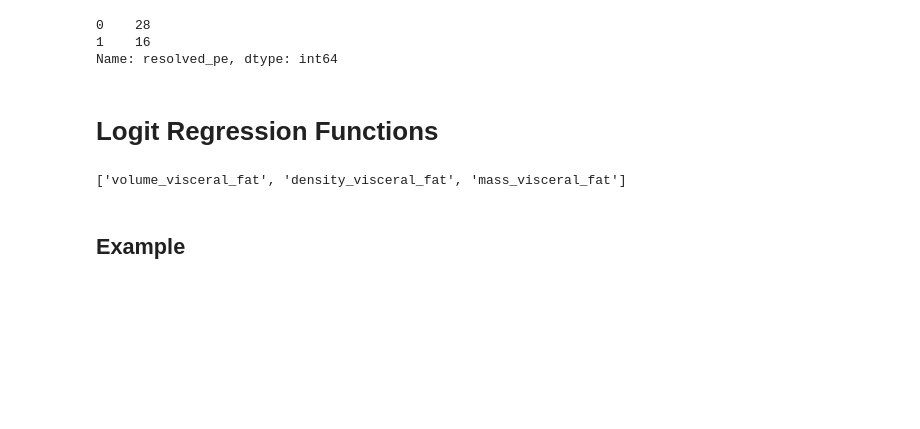
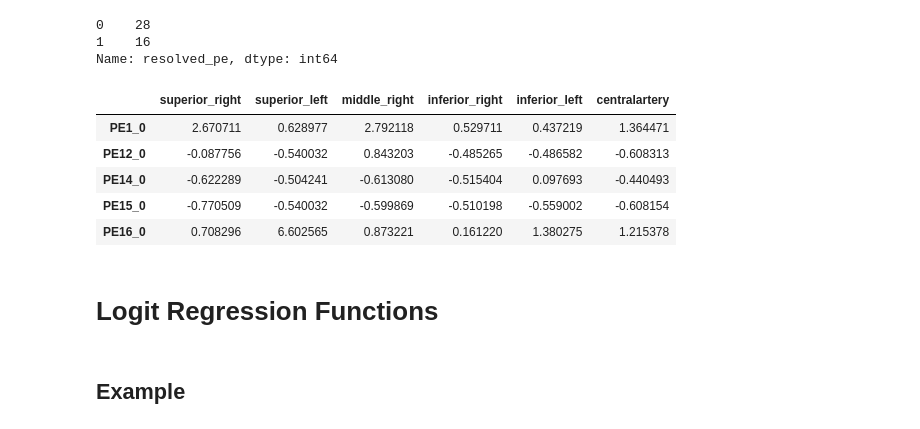
Before and after one commit to qaust/iCPET, a Jupyter notebook: src/logit.ipynb, the cells around one changed output. Cells and saved outputs as stored; diff of their text form; code cells hidden in the pictures; blank space fills up the shorter version.

```diff
--- a/src/logit.ipynb
+++ b/src/logit.ipynb
@@ -108,6 +111,15 @@ y.value_counts(dropna=False)
 0    28
 1    16
 Name: resolved_pe, dtype: int64
+# %%
+X[clot_features].head()
+# %% [output]
+|  | superior_right | superior_left | middle_right | inferior_right | inferior_left | centralartery |
+| PE1_0 | 2.670711 | 0.628977 | 2.792118 | 0.529711 | 0.437219 | 1.364471 |
+| PE12_0 | -0.087756 | -0.540032 | 0.843203 | -0.485265 | -0.486582 | -0.608313 |
+| PE14_0 | -0.622289 | -0.504241 | -0.613080 | -0.515404 | 0.097693 | -0.440493 |
+| PE15_0 | -0.770509 | -0.540032 | -0.599869 | -0.510198 | -0.559002 | -0.608154 |
+| PE16_0 | 0.708296 | 6.602565 | 0.873221 | 0.161220 | 1.380275 | 1.215378 |
 # %% [markdown]
 # Logit Regression Functions
 # %%
@@ -128,66 +140,6 @@ def check_params_equal(model_sm, model_sk):
     sorted_params = get_sorted_params(model_sk)
     coefs_are_equal = np.all(np.isclose(sorted_params, model_sm.params.sort_index(), atol=1e-04))
     return coefs_are_equal
-# %%
-def backward_stepwise_selection(X, y, cutoff):
-    # Make copies of X, y
-    X_temp = sm.add_constant(X.copy())
-    y_temp = y.copy()
-
-    # Fit initial model
-    if USE_CLUSTERED_SE:
-        model_sm = sm.Logit(y_temp, X_temp).fit(cov_type='cluster', disp=False, cov_kwds={'groups': pe_numbers})
-    else:
-        model_sm = sm.Logit(y_temp, X_temp).fit(cov_type='HC3', disp=False)
-
-
-    coefs = model_sm.params[1:]
-    pvals = model_sm.pvalues[1:]
-    df_temp = pd.DataFrame({
-        'coefs': coefs,
-        'pvals': pvals
-    })
-    current_varlist = list(coefs.index.values)
-
-    # Store progression in a list of lists
-    progression = list()
-    progression.append(dict(zip(coefs.index.values, zip(coefs.values, pvals.values))))
-
-    # Iterate until all are stat signif
-    while not np.all(df_temp['pvals'] < cutoff):
-
-        # Drop the variable with the highest pvalue
-        new_vars = df_temp.drop(index=df_temp['pvals'].idxmax()).index.values
-
-        # If remaining varlist is empty, break and return the last regression results
-        if len(new_vars) == 0:
-            break
-
-        # Subset X to new list of variables
-        X_temp = sm.add_constant(X_temp.loc[:, new_vars])
-
-        # Re-fit model
-        if USE_CLUSTERED_SE:
-            model_sm = sm.Logit(y_temp, X_temp).fit(cov_type='cluster', disp=False, cov_kwds={'groups': pe_numbers})
-        else:
-            model_sm = sm.Logit(y_temp, X_temp).fit(cov_type='HC3', disp=False)
-
-        coefs = model_sm.params[1:]
-        pvals = model_sm.pvalues[1:]
-        df_temp = pd.DataFrame({
-            'coefs': coefs,
-            'pvals': pvals
-        })
-        progression.append(dict(zip(coefs.index.values, zip(coefs.values, pvals.values))))
-        current_varlist = [var for var in model_sm.params.index.values if var != 'const']
-
-    return current_varlist, progression
-
-# Example
-feat_out, prog = backward_stepwise_selection(X[body_features], y, 0.05)
-print(feat_out)
-# %% [output]
-['volume_visceral_fat', 'density_visceral_fat', 'mass_visceral_fat']
 # %%
 def model_residual_correlation(model):
     """Returns measure of correlation."""
```
Also changed, not shown: parts of 10 cells of this notebook, 4 other files.
